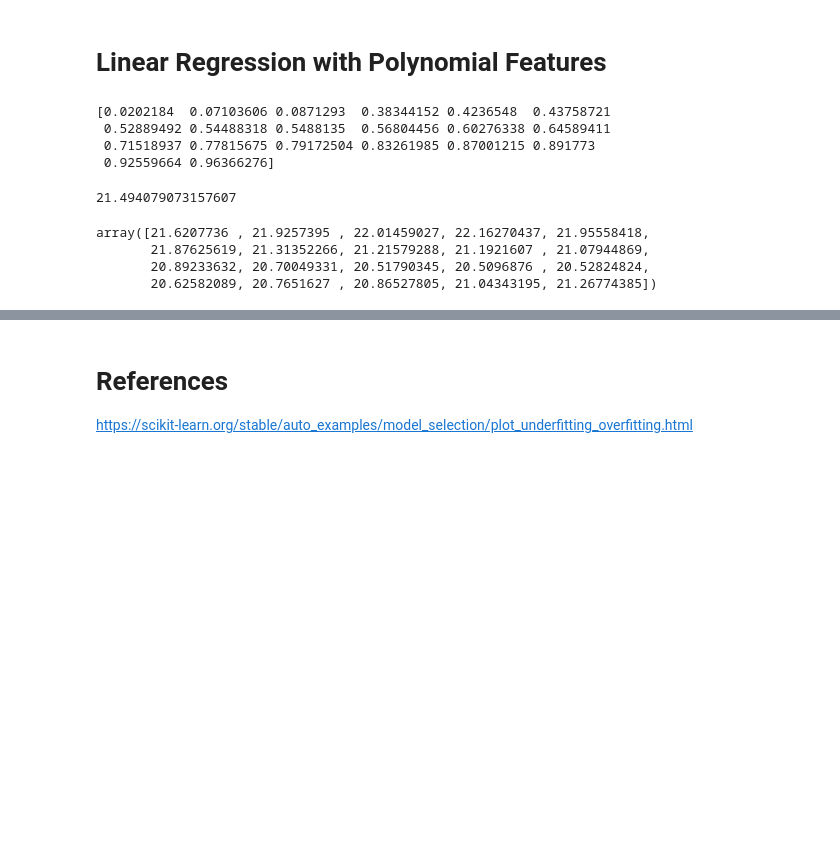
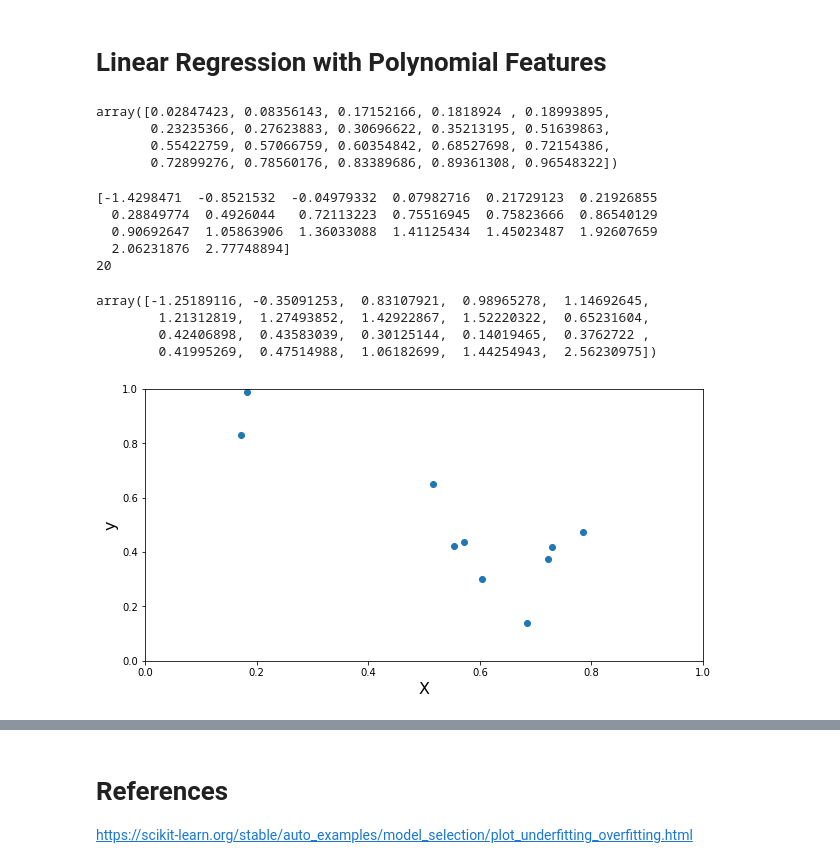
Before and after one commit to jay-thakur/Concept_of_Overfitting, a Jupyter notebook: Concept_of_Overfitting.ipynb, the cells around one changed output, grey strips where cells are left out. Saved outputs shown, nothing was run; the diff lists cells and outputs as text; code cells hidden in the pictures; blank space fills up the shorter version.

```diff
--- a/Concept_of_Overfitting.ipynb
+++ b/Concept_of_Overfitting.ipynb
@@ -20,27 +32,62 @@ n_samples = 20
 degrees = [0, 1, 3, 9]
 # %%
 # Use uniform distribution between 0 and 1 for X
-X = np.sort(np.random.rand(n_samples))
-print(X)
+# X = np.sort(np.random.rand(0, 1, n_samples))
+# print(X)
+# X = np.random.uniform(0,1,20)
+# X = np.sort(np.random.rand(n_samples))
+# print(X)
+# X = np.sort(np.random.uniform(0, 1, 20))
+X = np.sort(np.random.uniform(0, 1, 20))
+X
 # %% [output]
-[0.0202184  0.07103606 0.0871293  0.38344152 0.4236548  0.43758721
- 0.52889492 0.54488318 0.5488135  0.56804456 0.60276338 0.64589411
- 0.71518937 0.77815675 0.79172504 0.83261985 0.87001215 0.891773
- 0.92559664 0.96366276]
+array([0.02847423, 0.08356143, 0.17152166, 0.1818924 , 0.18993895,
+       0.23235366, 0.27623883, 0.30696622, 0.35213195, 0.51639863,
+       0.55422759, 0.57066759, 0.60354842, 0.68527698, 0.72154386,
+       0.72899276, 0.78560176, 0.83389686, 0.89361308, 0.96548322])
 # %%
 # Sample N from the normal gaussian distribution
-N = np.random.normal(n_samples)
-N
+N = np.sort(np.random.normal(X))
+print(N)
+
+# from sklearn.preprocessing import MinMaxScaler
+# scaler = MinMaxScaler()
+# N_scaled = scaler.fit_transform(N.reshape(-1, 1))
+# print(N_scaled)
+# print(len(N_scaled))
+# N = np.random.normal(n_samples)
+# N
 # %% [output]
-21.494079073157607
+[-1.4298471  -0.8521532  -0.04979332  0.07982716  0.21729123  0.21926855
+  0.28849774  0.4926044   0.72113223  0.75516945  0.75823666  0.86540129
+  0.90692647  1.05863906  1.36033088  1.41125434  1.45023487  1.92607659
+  2.06231876  2.77748894]
+20
+# %%
+def true_fun(X):
+  return np.sin(2*np.pi*X)
 # %%
 #y = sin(2*pi*X) + N
-y = np.sin(2*np.pi*X) + N
+y = true_fun(X) + N
+y
 
-y
+# y_scaled = scaler.fit_transform(y)
+# print(y_scaled)
+# print(len(y_scaled))
 # %% [output]
-array([21.6207736 , 21.9257395 , 22.01459027, 22.16270437, 21.95558418,
-       21.87625619, 21.31352266, 21.21579288, 21.1921607 , 21.07944869,
-       20.89233632, 20.70049331, 20.51790345, 20.5096876 , 20.52824824,
-       20.62582089, 20.7651627 , 20.86527805, 21.04343195, 21.26774385])
+array([-1.25189116, -0.35091253,  0.83107921,  0.98965278,  1.14692645,
+        1.21312819,  1.27493852,  1.42922867,  1.52220322,  0.65231604,
+        0.42406898,  0.43583039,  0.30125144,  0.14019465,  0.3762722 ,
+        0.41995269,  0.47514988,  1.06182699,  1.44254943,  2.56230975])
+# %%
+# plotting dataset
+plt.figure(figsize=(10,5))
+plt.scatter(X,y)
+plt.xlabel('X',fontsize=16)
+plt.ylabel('y',fontsize=16)
+plt.xlim((0, 1))
+plt.ylim((0, 1))
+plt.show()
+# %% [output]
+[figure, added]
 # %%
```
Also changed, not shown: parts of 21 cells of this notebook.
